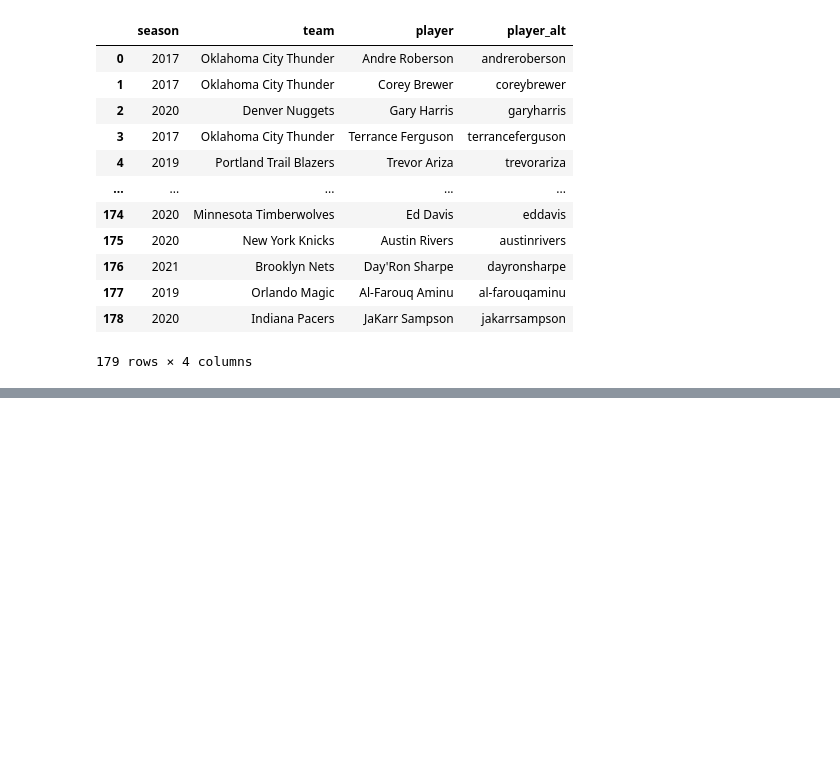
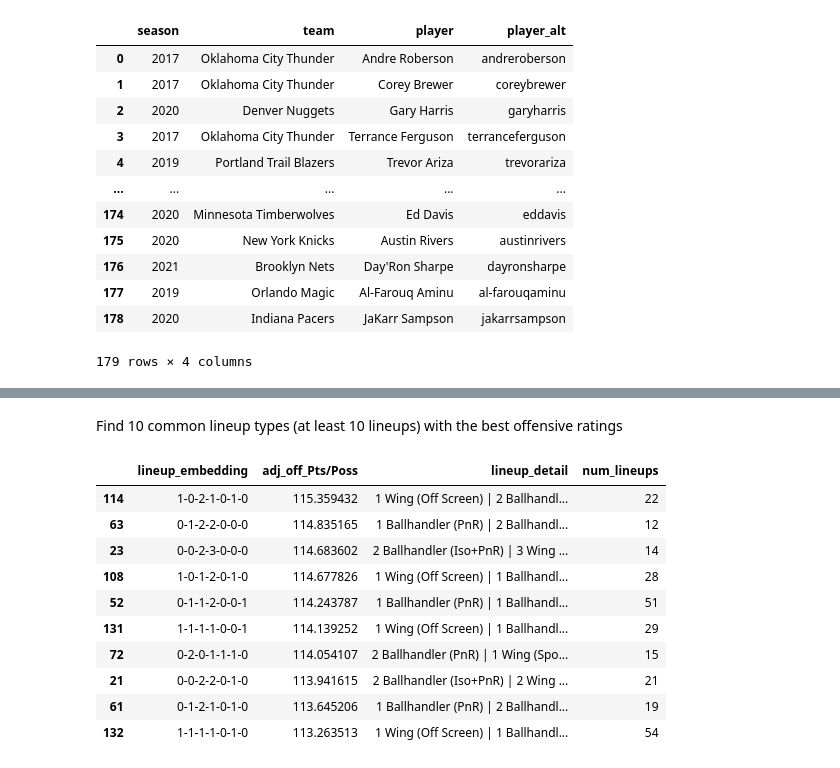
Before and after one commit to xulianrenzoku/synergy_clustering, a Jupyter notebook: nba_clustering_lineup_models.ipynb, the cells around one changed output, grey strips where cells are left out. Saved outputs shown, nothing was run; the diff lists cells and outputs as text; code cells hidden in the pictures; blank space fills up the shorter version.

```diff
--- a/nba_clustering_lineup_models.ipynb
+++ b/nba_clustering_lineup_models.ipynb
@@ -436,0 +497,17 @@ temp.sort_values('lineup_clusters', ascending=False).head(10)
+# %% [markdown]
+Find 10 common lineup types (at least 10 lineups) with the best offensive ratings
+# %%
+t_3[t_3['num_lineups'] >= 10].sort_values('adj_off_Pts/Poss', ascending=False)\
+                             .head(10)
+# %% [output]
+|  | lineup_embedding | adj_off_Pts/Poss | lineup_detail | num_lineups |
+| 114 | 1-0-2-1-0-1-0 | 115.359432 | 1 Wing (Off Screen) | 2 Ballhandl... | 22 |
+| 63 | 0-1-2-2-0-0-0 | 114.835165 | 1 Ballhandler (PnR) | 2 Ballhandl... | 12 |
+| 23 | 0-0-2-3-0-0-0 | 114.683602 | 2 Ballhandler (Iso+PnR) | 3 Wing ... | 14 |
+| 108 | 1-0-1-2-0-1-0 | 114.677826 | 1 Wing (Off Screen) | 1 Ballhandl... | 28 |
+| 52 | 0-1-1-2-0-0-1 | 114.243787 | 1 Ballhandler (PnR) | 1 Ballhandl... | 51 |
+| 131 | 1-1-1-1-0-0-1 | 114.139252 | 1 Wing (Off Screen) | 1 Ballhandl... | 29 |
+| 72 | 0-2-0-1-1-1-0 | 114.054107 | 2 Ballhandler (PnR) | 1 Wing (Spo... | 15 |
+| 21 | 0-0-2-2-0-1-0 | 113.941615 | 2 Ballhandler (Iso+PnR) | 2 Wing ... | 21 |
+| 61 | 0-1-2-1-0-1-0 | 113.645206 | 1 Ballhandler (PnR) | 2 Ballhandl... | 19 |
+| 132 | 1-1-1-1-0-1-0 | 113.263513 | 1 Wing (Off Screen) | 1 Ballhandl... | 54 |
```
Also changed, not shown: parts of 91 cells of this notebook.
